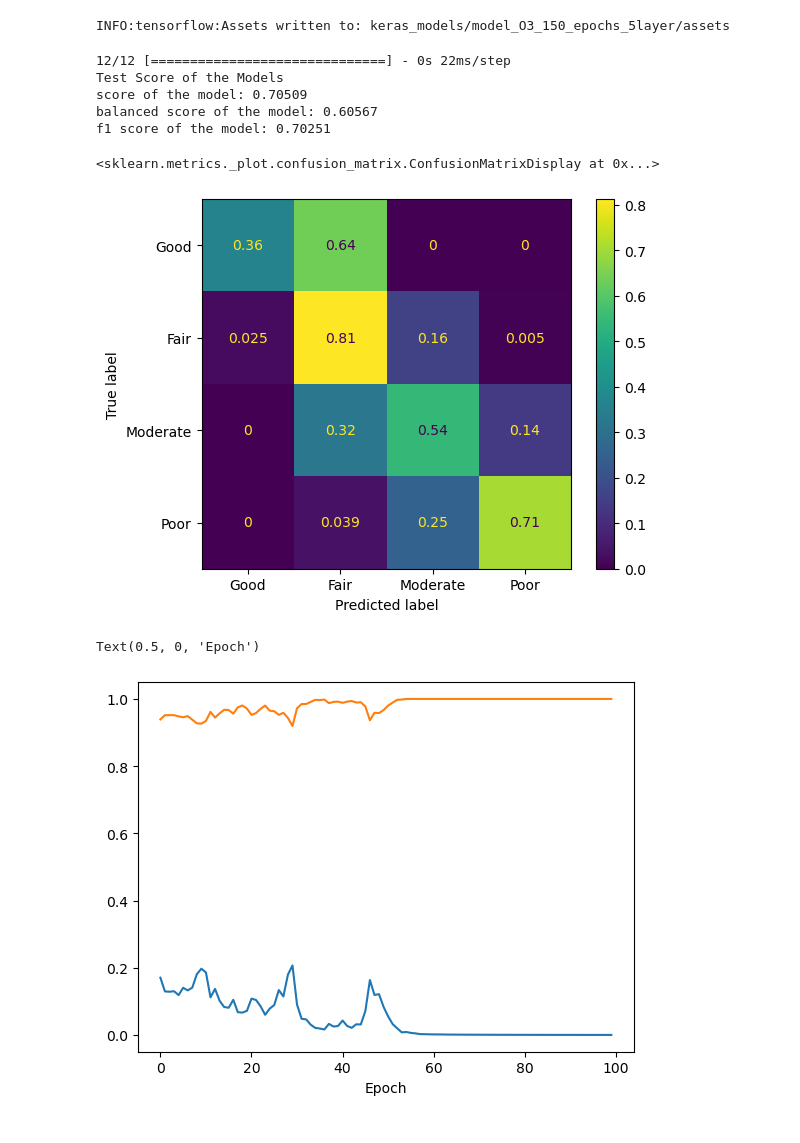
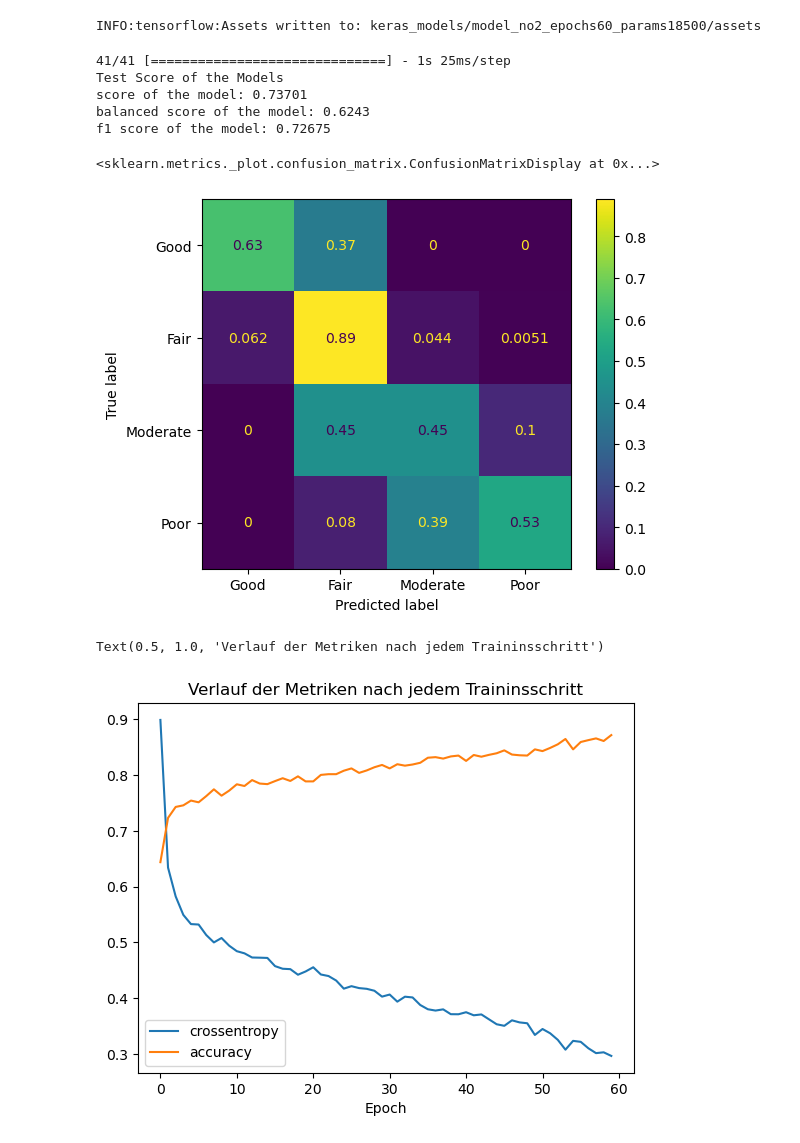
Before and after one commit to fxschmidt/AirPollution, a Jupyter notebook: Eigenes_Projekt/neural_network.ipynb, the cells around one changed output. Saved outputs shown, nothing was run; the diff lists cells and outputs as text; code cells hidden in the pictures.

```diff
--- a/Eigenes_Projekt/neural_network.ipynb
+++ b/Eigenes_Projekt/neural_network.ipynb
@@ -77,8 +54,11 @@ Name: aqi_o3, dtype: int64
+# %%
+'drop rows with Very Poor AQI NO2'
+all_data=all_data[all_data["aqi_no2"] != "Very Poor"]
 # %%
-aqi_labels={0:"Fair",1:"Moderate",2:"Poor"}
-X = all_data.drop("aqi_o3",axis=1)
+
+X = all_data.drop("aqi_no2",axis=1)
 X[X.columns] = MinMaxScaler().fit_transform(X)
-y = all_data["aqi_o3"].cat.codes
+y = all_data["aqi_no2"].cat.codes
 X_train,X_test,y_train,y_test= model_selection.train_test_split(X,y)
 X_train.info()
 # %% [output]
@@ -119,14 +101,16 @@ dtype: int64
 # %%
-#create a simple neural Network
+'create the neural Network'
 initializer = tf.keras.initializers.HeNormal(seed=3)
 model = keras.Sequential()
-model.add(keras.Input(shape=(55,)))
+#Input Layer
+model.add(keras.Input(shape=(29,)))
+
 for i in range(4):
-    model.add(layers.Dense(70,activation="relu",name=f"hidden_layer_{i}",kernel_initializer=initializer))
+    model.add(layers.Dense(60,activation="relu",name=f"hidden_layer_{i}",kernel_initializer=initializer))
 
-model.add(layers.Dense(60,activation="relu",name=f"hidden_layer_-3",kernel_initializer=initializer))
-model.add(layers.Dense(60,activation="relu",name=f"hidden_layer_-2",kernel_initializer=initializer))
-
+model.add(layers.Dense(50,activation="relu",name=f"hidden_layer_-3",kernel_initializer=initializer))
+model.add(layers.Dense(50,activation="relu",name=f"hidden_layer_-2",kernel_initializer=initializer))
+#Output Layer
 model.add(layers.Dense(4,activation="softmax",name="output_layer"))
 
 model.summary()
@@ -153,5 +138,6 @@ model.compile(optimizer="adam",
               loss=tf.keras.losses.SparseCategoricalCrossentropy(), # this loss function fits for 2 or more categorial labels,
               metrics=['accuracy',"sparse_categorical_crossentropy","mean_squared_error"])
 # %%
-hist=model.fit(X_train, y_train, epochs=100,use_multiprocessing=True,batch_size=32)
+'Train the model'
+hist=model.fit(X_train, y_train, epochs=60,use_multiprocessing=True,batch_size=32)
 # %% [output]
@@ -183,9 +161,11 @@ model.evaluate(X_test,  y_test, verbose=2)
 # %%
-name="model_O3_150_epochs_5layer"
+'Save the model'
+name="model_no2_epochs60_params18500"
 model.save(f"keras_models/{name}")
 # %% [output]
-INFO:tensorflow:Assets written to: keras_models/model_O3_150_epochs_5layer/assets
+INFO:tensorflow:Assets written to: keras_models/model_no2_epochs60_params18500/assets
 # %%
+'Evaluate model with test data'
 y_predict=model.predict(X_test).argmax(axis=1)
 y_predict_cat=pd.Series(y_predict).map(aqi_labels)
 y_test_cat=pd.Series(y_test).map(aqi_labels)
@@ -201,19 +181,23 @@ print(f"f1 score of the model: {round(f1_test,5)}")
 
 cm=metrics.confusion_matrix(y_true=y_test_cat,y_pred=y_predict_cat,labels=list(aqi_labels.values()),normalize="true")
 disp = metrics.ConfusionMatrixDisplay(cm,display_labels=list(aqi_labels.values()))
+
 disp.plot()
 # %% [output]
-12/12 [==============================] - 0s 22ms/step
+41/41 [==============================] - 1s 25ms/step
 Test Score of the Models
-score of the model: 0.70509
-balanced score of the model: 0.60567
-f1 score of the model: 0.70251
+score of the model: 0.73701
+balanced score of the model: 0.6243
+f1 score of the model: 0.72675
 <sklearn.metrics._plot.confusion_matrix.ConfusionMatrixDisplay at 0x...>
-[figure, old version]
+[figure, new version]
 # %%
+'Verlauf der Metriken nach jedem Traininsschritt'
 plt.plot(hist.history["sparse_categorical_crossentropy"],label="crossentropy")
 plt.plot(hist.history["accuracy"],label="accuracy")
+plt.legend()
 plt.xlabel("Epoch")
+plt.title("Verlauf der Metriken nach jedem Traininsschritt")
 # %% [output]
-Text(0.5, 0, 'Epoch')
+Text(0.5, 1.0, 'Verlauf der Metriken nach jedem Traininsschritt')
-[figure, old version]
+[figure, new version]
```
Also changed, not shown: parts of 21 cells of this notebook, 37 other files.
